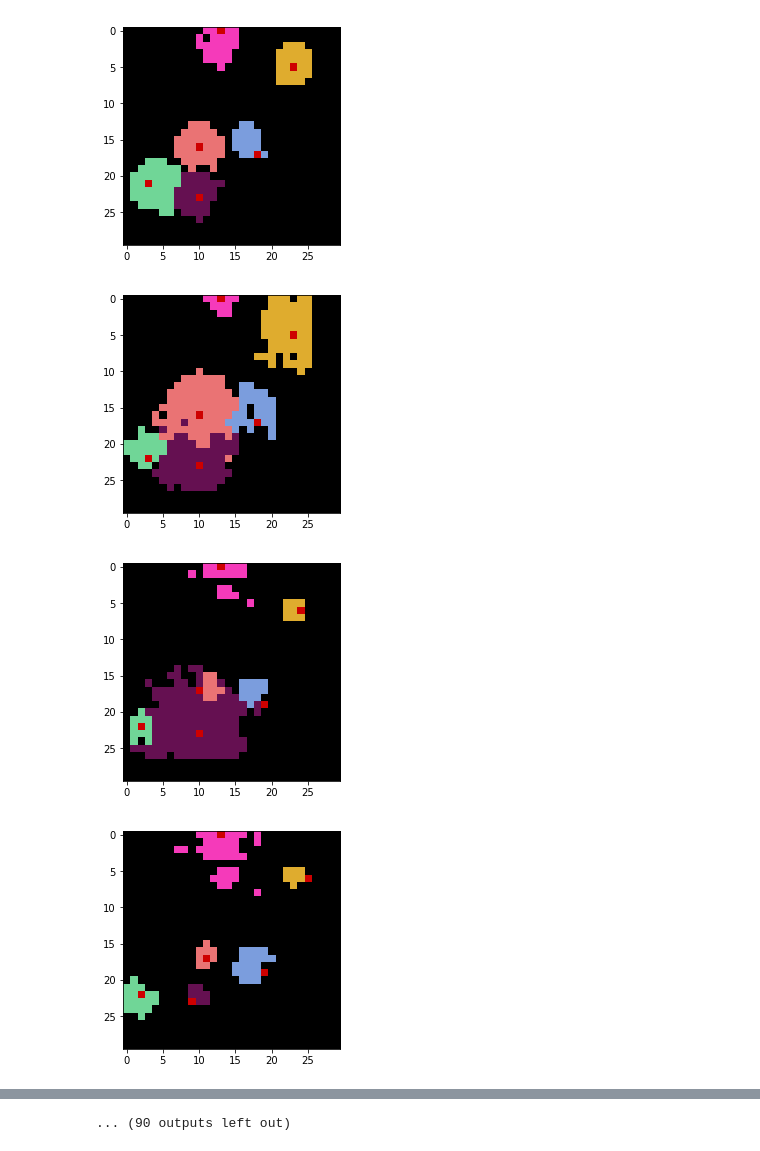
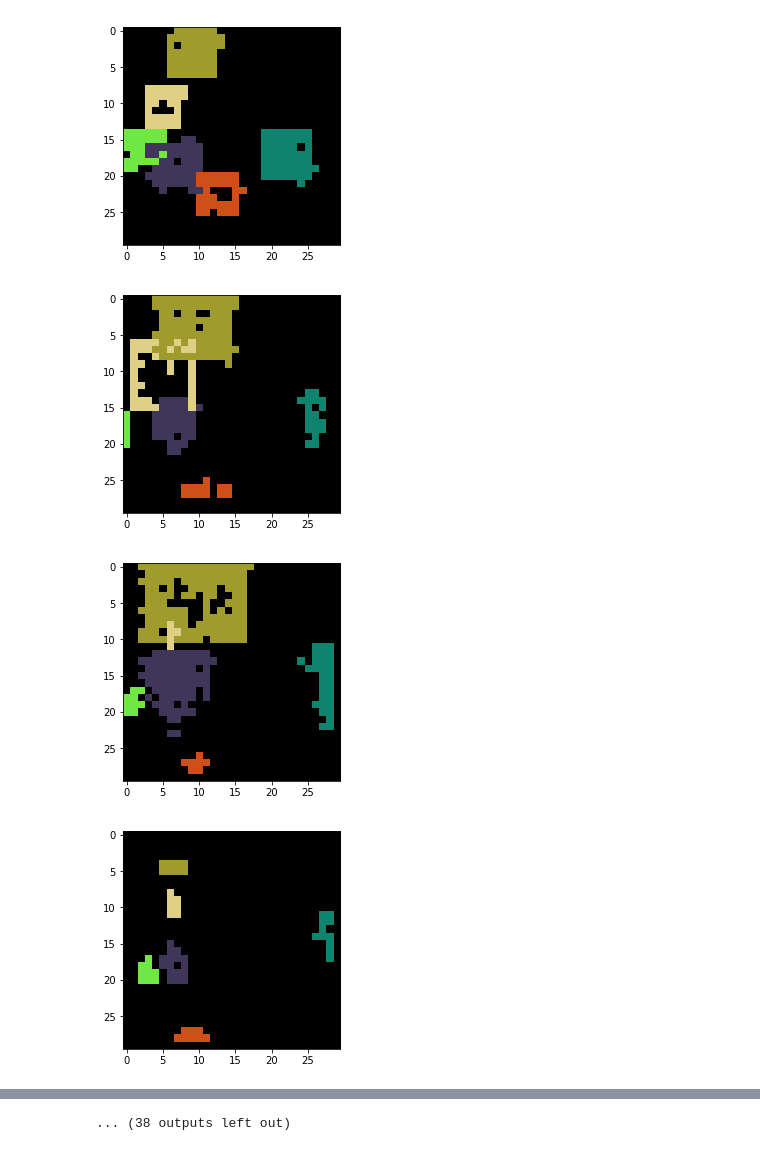
Before and after one commit to npetrenko/particle_tracker, a Jupyter notebook: multi_agent.ipynb, the cells around one changed output, grey strips where cells are left out. Saved outputs shown, nothing was run; the diff lists cells and outputs as text; code cells hidden in the pictures.

```diff
--- a/multi_agent.ipynb
+++ b/multi_agent.ipynb
@@ -127,6 +132,8 @@ agent.w, agent.h
 # %%
 filtrated = [[]]
 fed = [[]]
+mres = 0
+counter = 0
 
 for obs in observe:
 #obs = next(ao)
@@ -134,9 +141,12 @@ for obs in observe:
 
     for j, oo in enumerate(obs):
         for i, filt in enumerate(filters):
+            filt.logweights -= logsumexp(filt.logweights,b=1/len(filt.logweights))
             ds = observe_model(filt.particles, [oo])[0] + filt.logweights
             #print('logweights {} {}: {}'.format(i, j, ds))
             betamat[i, j] = np.mean(np.exp(ds))
+            mres += betamat[i,j]
+            counter += 1
     #betamat[np.isnan(betamat)] = 0
     #print(betamat)
     if np.any(np.isnan(betamat)):
@@ -203,5 +225,11 @@ filtrated.shape
 # %%
 lfm = fmean.shape[0]
+
+for i in range(n_agents):
+    plt.plot(range(fmean.shape[0]), fmean[:,i,:2], c='r')
+    plt.plot(range(fmean.shape[0]), true[:lfm,i], c='b')
+plt.show()
+
 for i in range(n_agents):
     plt.plot(range(fmean.shape[0]), fmean[:,i,:2], c='r')
     plt.plot(range(fmean.shape[0]), true[:lfm,i], c='b')
@@ -247,9 +281,10 @@ for i, obs in enumerate(true):
     for particle in range(filtrated.shape[1]):
         for filt in range(fmean.shape[1]):
             f = pred[particle, filt][:2].astype('int')
-            im[tuple(f)] = (key*(filt+1))%255#filt + 2
+            im[tuple(f)] = (key*13*(filt+1))%255#filt + 2
     for h, obj in enumerate(obs):
-        im[tuple(obj.astype('int'))] = (255,0,0)
+        x, y = tuple(obj.astype('int'))
+        x = min(im_x-1, x)
+        y = min(im_y-1, y)
+        im[x,y] = (255,0,0)
     images.append(im)
-    if i > 100:
-        break
@@ -260,22 +291,27 @@ import cv2
 # %%
-fourcc = cv2.VideoWriter_fourcc(*'XVID')
-out = cv2.VideoWriter('output.avi',fourcc, 20.0, (im_x,im_y))
+import cv2
+fourcc = cv2.VideoWriter_fourcc(*'MJPG')
+out = cv2.VideoWriter('output2.avi',fourcc, 8.0, (im_y*10, im_x*10), True)
 
 for im in images:
-    frame = im #cv2.resize(im, (,48))
-    ret = True
-    if ret==True:
-        frame = cv2.flip(frame,0)
+    frame = im
+    if True:
+        frame = cv2.resize(im, (im_y*10, im_x*10), interpolation = cv2.INTER_CUBIC)
+        frame = frame.astype('float') - frame.min()
+        frame = 255*frame/frame.max()
+        frame = frame.astype('uint8')
+        #frame = cv2.flip(frame,1)
 
         # write the flipped frame
-        out.write(frame)
+        out.write(frame)#[:,:,0])
 
-        cv2.imshow('frame',frame)
+        #cv2.imshow('frame',frame)
         if cv2.waitKey(1) & 0xFF == ord('q'):
             break
     else:
         break
 
 # Release everything if job is finished
+
 out.release()
-cv2.destroyAllWindows()
+#cv2.destroyAllWindows()
@@ -291,9 +331,9 @@ plt.show()
 # %%
-for im in images:
+for im in images[:50]:
     plt.imshow(im)
     plt.show()
 # %% [output]
-[figure, old version]
+[figure, new version]
-[figure, old version]
+[figure, new version]
-[figure, old version]
+[figure, new version]
-[figure, old version]
+[figure, new version]
@@ -308 +348 @@ for im in images:
-... (90 outputs left out)
+... (38 outputs left out)
```
Also changed, not shown: parts of 21 cells of this notebook, 3 other files.
